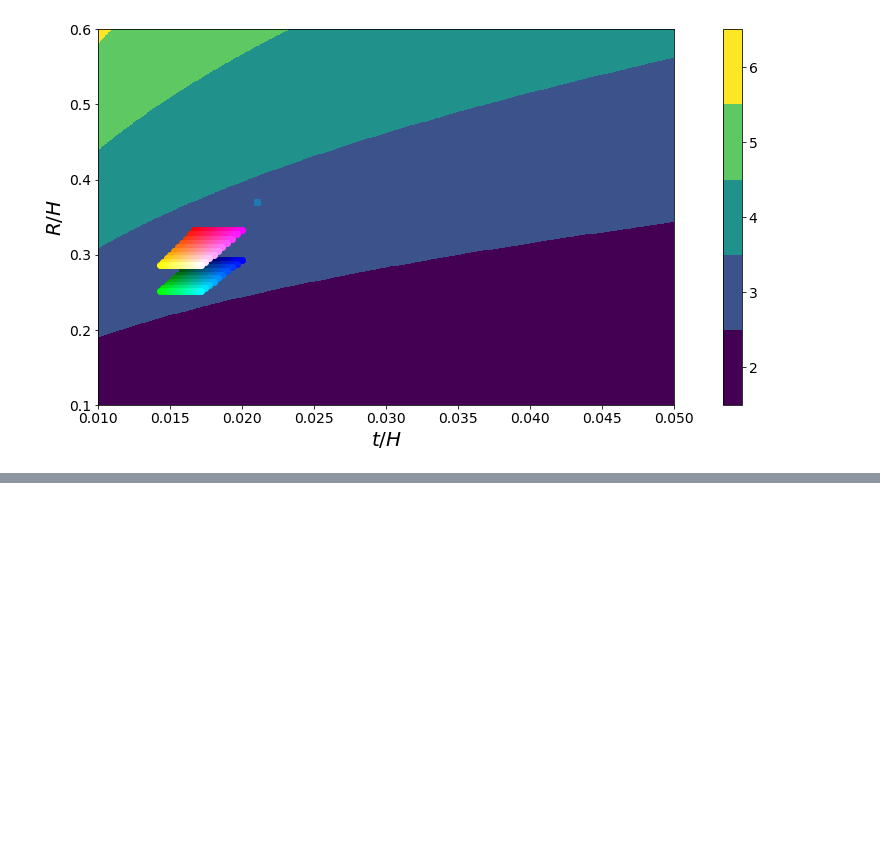
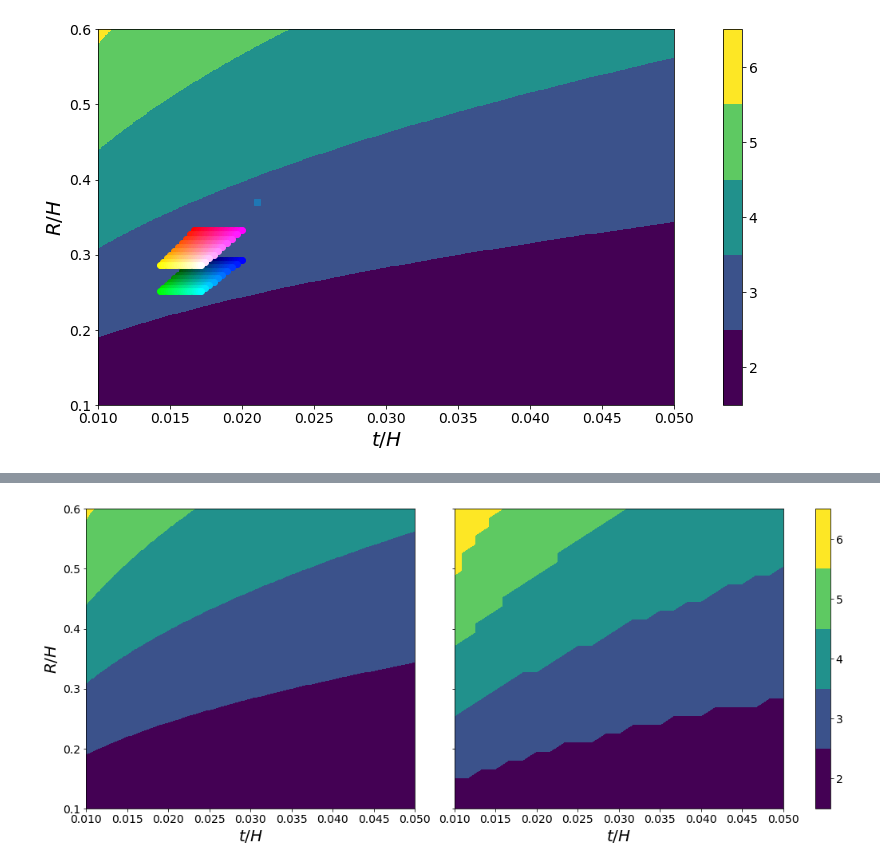
Before and after one commit to bertoldi-collab/buckling-cylinders, a Jupyter notebook: modes_theory.ipynb, the cells around one changed output, grey strips where cells are left out. Saved outputs shown, nothing was run; the diff lists cells and outputs as text; code cells hidden in the pictures; blank space fills up the shorter version.

```diff
--- a/modes_theory.ipynb
+++ b/modes_theory.ipynb
@@ -278,0 +280,31 @@ array([20.        , 20.55555556, 21.11111111, 21.66666667, 22.22222222,
+# %%
+fig, ax = plt.subplots(1,2,figsize = (14,6), constrained_layout = True, sharey = True)
+
+'''analytical'''
+num_values = np.unique(res_all)
+xv, yv = np.meshgrid(v_R_try, v_t_try, indexing='ij')
+levels_set = np.arange(6) + 1.5
+map_thing = ax[0].contourf(yv, xv, res_all, levels = levels_set, vmin = 2, vmax = 6)
+
+'''fem'''
+num_try_t_fem = 25
+num_try_R_fem = 35
+v_R_try_fem = np.linspace(0.1,0.6, num_try_R_fem) #R/H
+v_t_try_fem = np.linspace(0.01,0.05, num_try_t_fem) #t/H
+
+res_all_fem = np.loadtxt('data_out/initial_mode_tests.txt', dtype = int)
+xv, yv = np.meshgrid(v_R_try_fem, v_t_try_fem, indexing='ij')
+map_thing = ax[1].contourf(yv, xv, res_all_fem, levels = levels_set, vmin = 2, vmax = 6)
+
+
+cbar = fig.colorbar(map_thing, ticks=[2,3,4,5,6])
+cbar.ax.set_yticklabels(['2', '3', '4', '5', '6'])
+cbar.ax.tick_params(labelsize=14)
+ax[0].set_ylabel('$R/H$', fontsize = 20)
+ax[0].set_ylim(np.min(v_R_try), np.max(v_R_try))
+for axis in ax:
+    axis.set_xlabel('$t/H$', fontsize = 20)
+    axis.tick_params(labelsize = 14)
+    axis.set_xlim(np.min(v_t_try), np.max(v_t_try))
+# %% [output]
+[figure, added]
```
Also changed, not shown: parts of 5 cells of this notebook, 5 other files.
